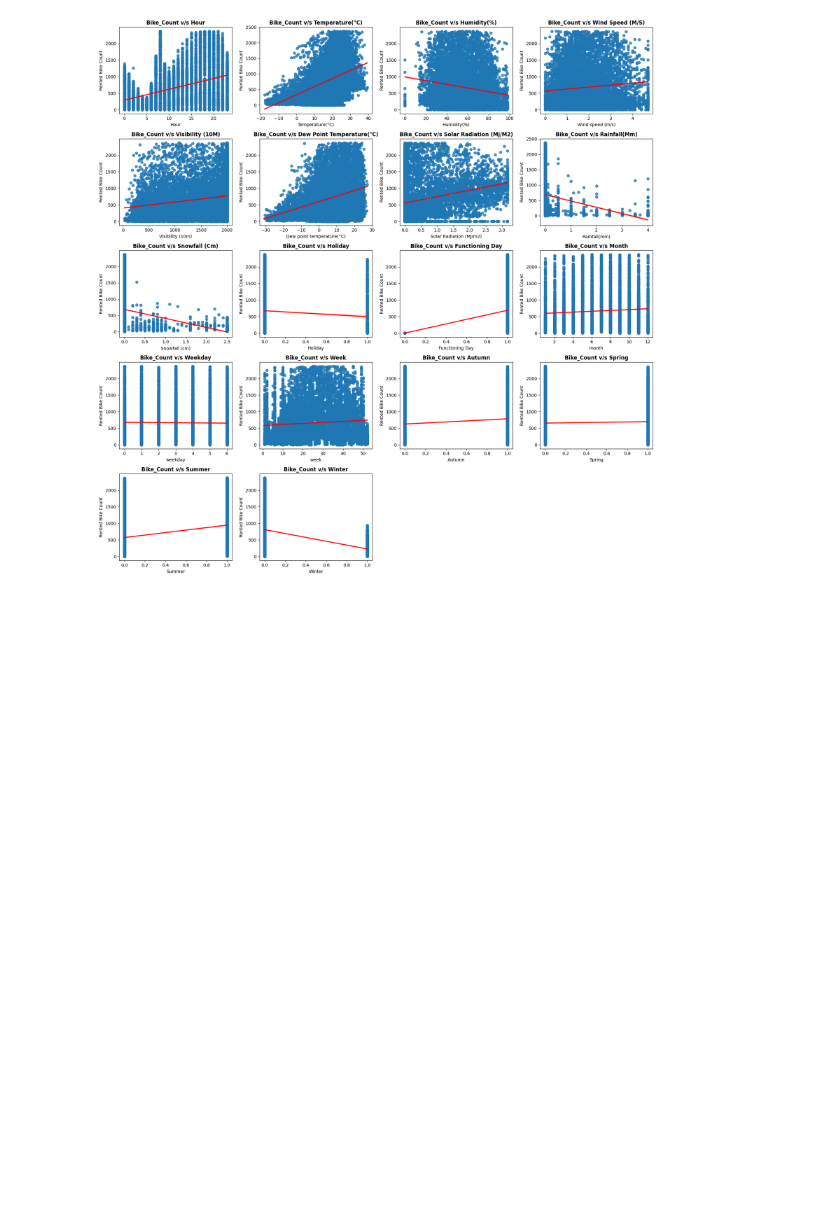
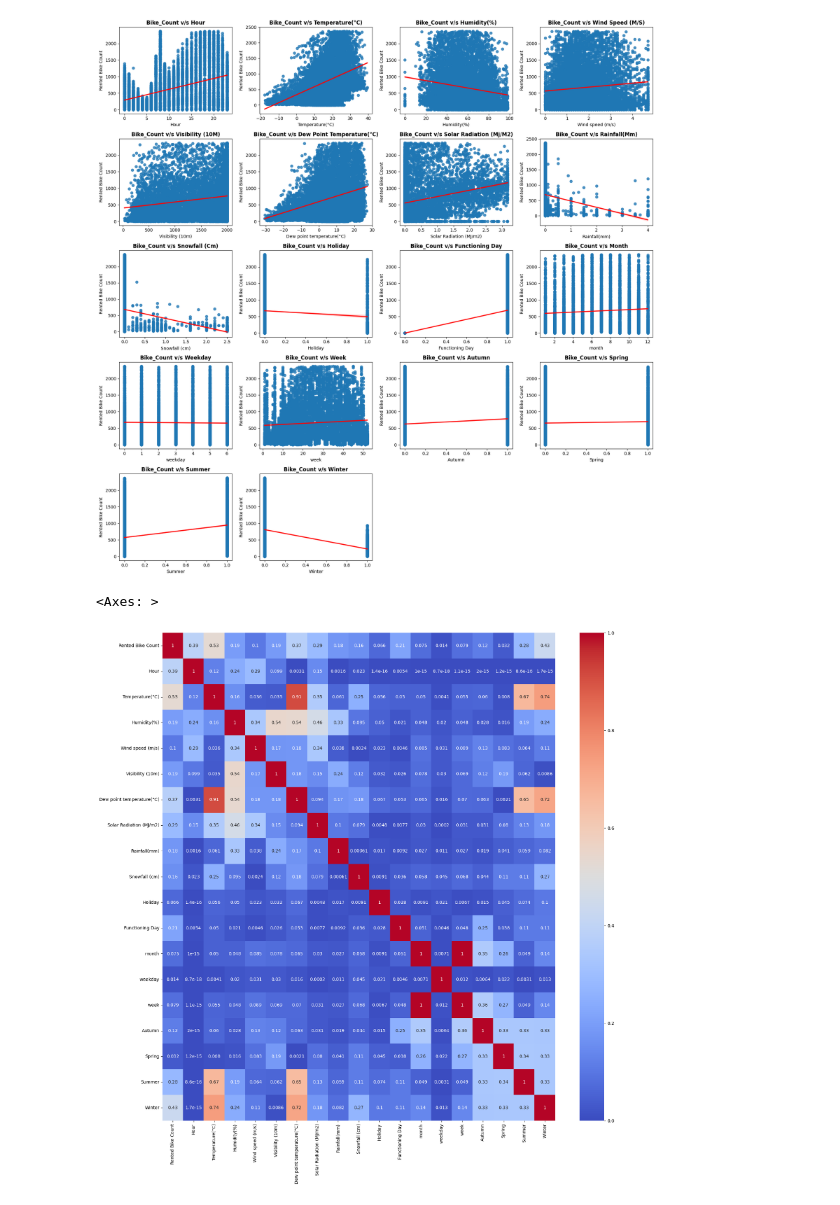
Before and after one commit to DIWAKAR-V/ML-Regression-Project-Bike-Sharing-Demand-Prediction, a Jupyter notebook: Bike_Sharing_Demand_Prediction.ipynb, the cells around one changed output. Cells and saved outputs as stored; diff of their text form; code cells hidden in the pictures; blank space fills up the shorter version.

```diff
--- a/Bike_Sharing_Demand_Prediction.ipynb
+++ b/Bike_Sharing_Demand_Prediction.ipynb
@@ -345,3 +345,11 @@ for n,column in enumerate(independent_variables):
   plt.tight_layout()
 # %% [output]
 [figure]
+# %%
+#checking for multicollinearity
+correlation = data.corr()
+fig = plt.figure(figsize=(20,20))
+sns.heatmap(abs(correlation), annot=True, cmap='coolwarm')
+# %% [output]
+<Axes: >
+[figure, added]
```
Also changed, not shown: parts of 15 cells of this notebook.
